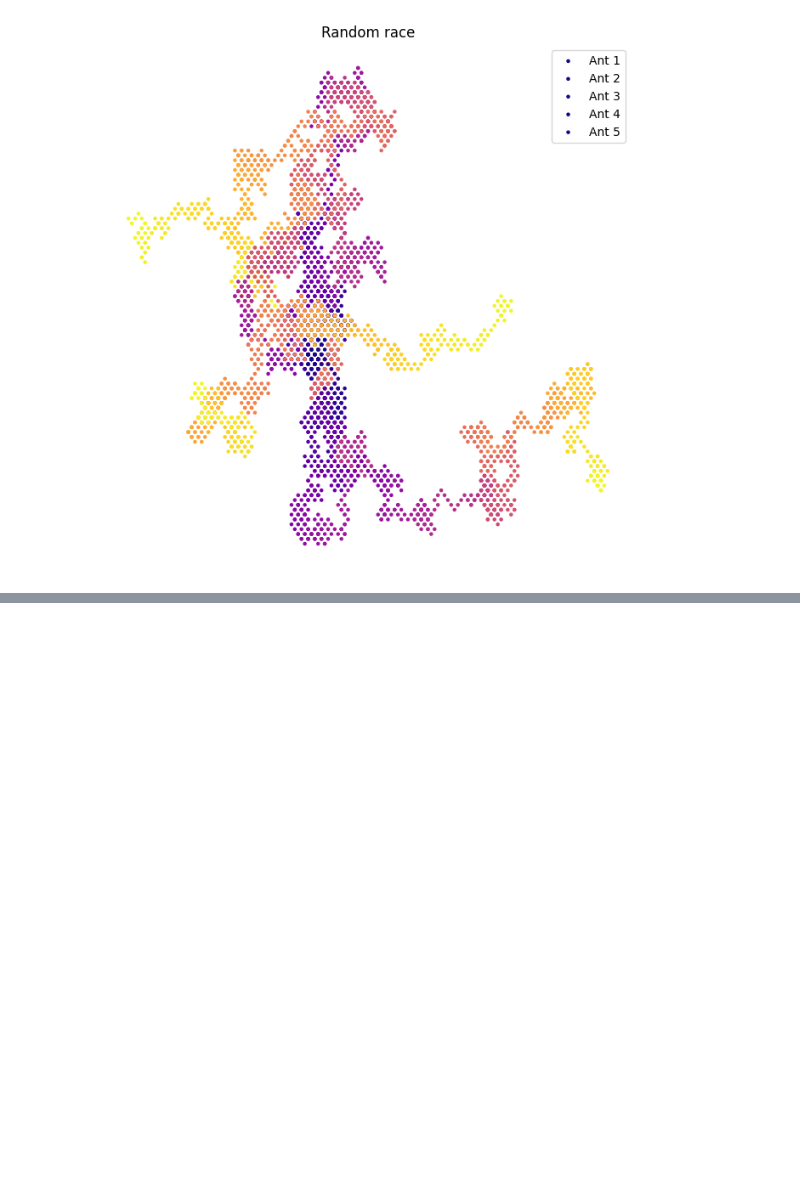
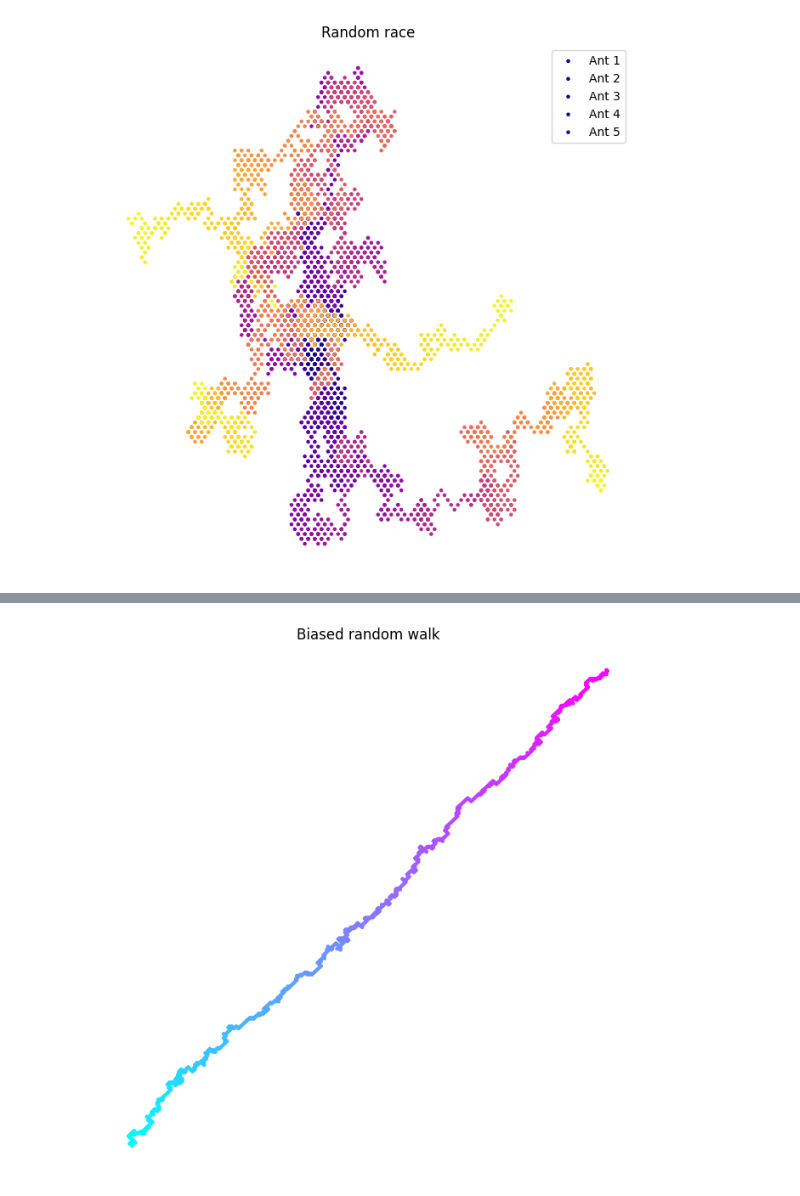
Before and after one commit to BigChungus931/Python-Data-Analyses, a Jupyter notebook: Fun Projects/The Walking Ant.ipynb, the cells around one changed output, grey strips where cells are left out. Cells and saved outputs as stored; diff of their text form; code cells hidden in the pictures; blank space fills up the shorter version.

```diff
--- a/Fun Projects/The Walking Ant.ipynb
+++ b/Fun Projects/The Walking Ant.ipynb
@@ -44,0 +71,16 @@ plt.show()
+# %%
+bx = np.cumsum(np.random.choice([-1, 1], steps, p=[0.3, 0.7]))
+
+by = np.cumsum(np.random.choice([-1, 1], steps, p=[0.3, 0.7]))
+
+plt.figure(figsize=(8, 8))
+
+plt.scatter(bx, by, c=range(steps), cmap="cool", s=5)
+
+plt.axis("off")
+
+plt.title("Biased random walk")
+
+plt.show()
+# %% [output]
+[figure, added]
```
Also changed, not shown: parts of 1 cell of this notebook.
